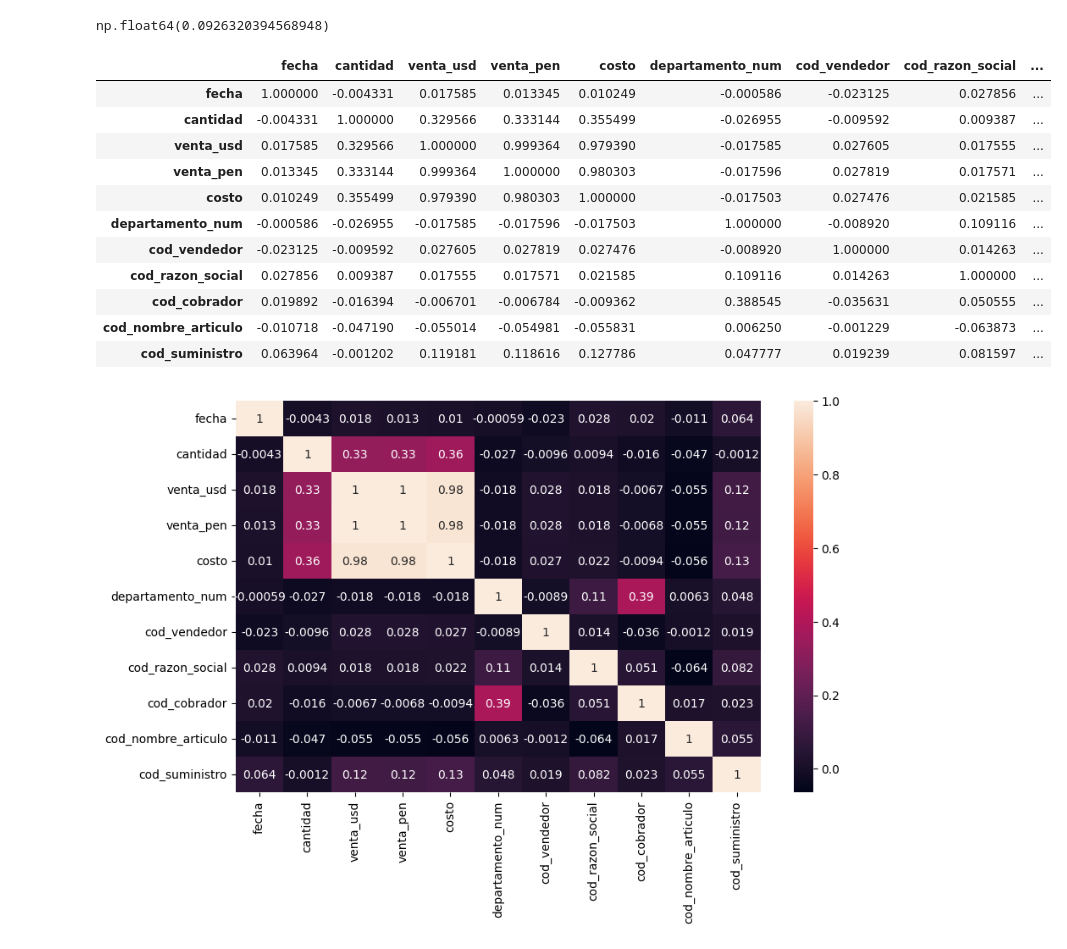
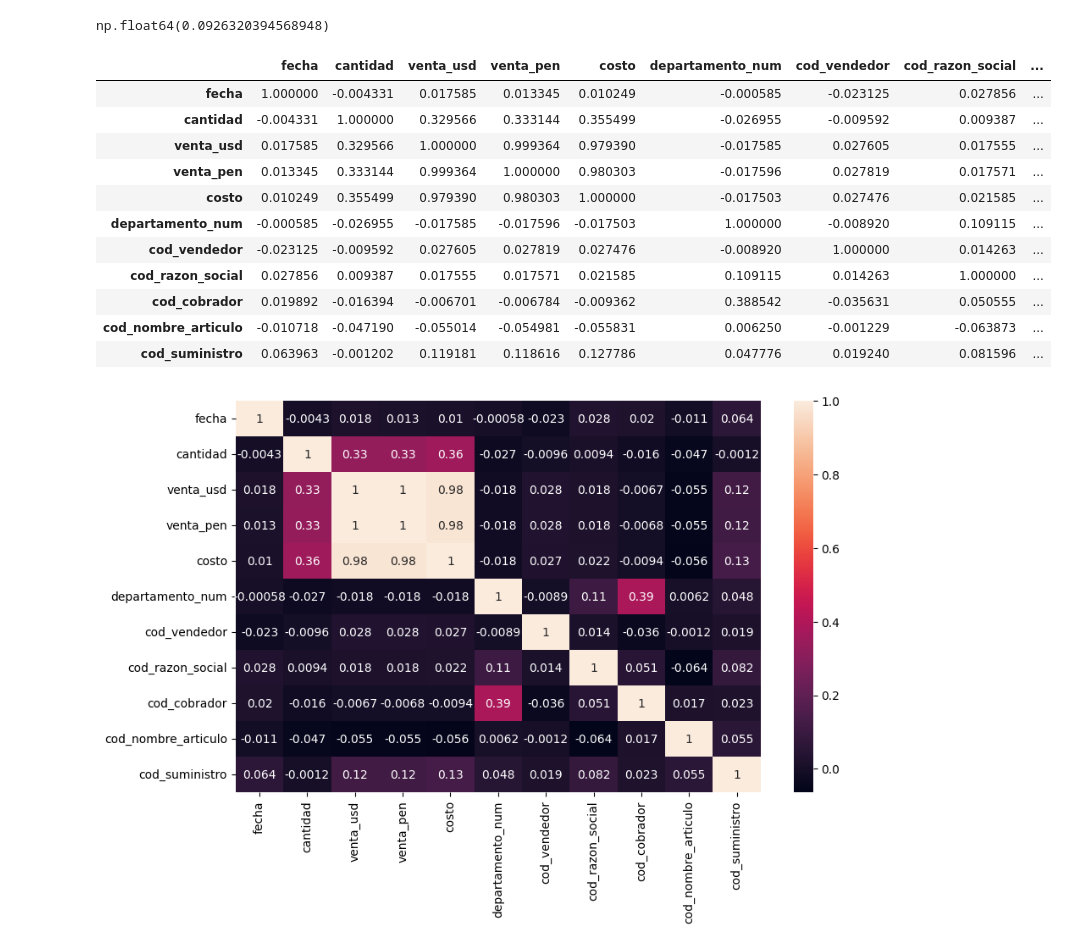
Before and after one commit to codelock54/MD_tarea_2, a Jupyter notebook: model.ipynb, the cells around one changed output. Saved outputs shown, nothing was run; the diff lists cells and outputs as text; code cells hidden in the pictures.

```diff
--- a/model.ipynb
+++ b/model.ipynb
@@ -851,3 +851,5 @@ data
 | 576019 | 2024-05-23 | gqr autopartes s.a.c. | palier 25x23x55 c/anillo ni-214 | ito koyama - palieres | 6.0 | 63.94 | 239.33 | 159.430002 | ... |
 | 576020 | 2024-05-23 | gqr autopartes s.a.c. | copa de palier 23x31x34 | ito koyama - palieres | 16.0 | 202.79 | 759.04 | 529.950000 | ... |
 576021 rows × 16 columns
+# %%
+data.cod_suministro.fillna(5, inplace=True)
@@ -853,0 +867,2 @@ data
+# %%
+data.departamento_num.fillna(5, inplace=True)
@@ -926,23 +948,23 @@ ventas.nombre_articulo.value_counts().head(20).sum()/data.cod_nombre_articulo.va
 # %% [output]
 np.float64(0.0926320394568948)
 # %%
+data.drop(['mes'],axis=1,inplace=True)
 
-matrix_corr = data.drop(['mes'],axis=1)
-matrix_corr = matrix_corr.corr('pearson')
+matrix_corr = data.corr('pearson')
 matrix_corr
 # %% [output]
 |  | fecha | cantidad | venta_usd | venta_pen | costo | departamento_num | cod_vendedor | cod_razon_social | ... |
-| fecha | 1.000000 | -0.004331 | 0.017585 | 0.013345 | 0.010249 | -0.000586 | -0.023125 | 0.027856 | ... |
+| fecha | 1.000000 | -0.004331 | 0.017585 | 0.013345 | 0.010249 | -0.000585 | -0.023125 | 0.027856 | ... |
 | cantidad | -0.004331 | 1.000000 | 0.329566 | 0.333144 | 0.355499 | -0.026955 | -0.009592 | 0.009387 | ... |
 | venta_usd | 0.017585 | 0.329566 | 1.000000 | 0.999364 | 0.979390 | -0.017585 | 0.027605 | 0.017555 | ... |
 | venta_pen | 0.013345 | 0.333144 | 0.999364 | 1.000000 | 0.980303 | -0.017596 | 0.027819 | 0.017571 | ... |
 | costo | 0.010249 | 0.355499 | 0.979390 | 0.980303 | 1.000000 | -0.017503 | 0.027476 | 0.021585 | ... |
-| departamento_num | -0.000586 | -0.026955 | -0.017585 | -0.017596 | -0.017503 | 1.000000 | -0.008920 | 0.109116 | ... |
+| departamento_num | -0.000585 | -0.026955 | -0.017585 | -0.017596 | -0.017503 | 1.000000 | -0.008920 | 0.109115 | ... |
 | cod_vendedor | -0.023125 | -0.009592 | 0.027605 | 0.027819 | 0.027476 | -0.008920 | 1.000000 | 0.014263 | ... |
-| cod_razon_social | 0.027856 | 0.009387 | 0.017555 | 0.017571 | 0.021585 | 0.109116 | 0.014263 | 1.000000 | ... |
-| cod_cobrador | 0.019892 | -0.016394 | -0.006701 | -0.006784 | -0.009362 | 0.388545 | -0.035631 | 0.050555 | ... |
+| cod_razon_social | 0.027856 | 0.009387 | 0.017555 | 0.017571 | 0.021585 | 0.109115 | 0.014263 | 1.000000 | ... |
+| cod_cobrador | 0.019892 | -0.016394 | -0.006701 | -0.006784 | -0.009362 | 0.388542 | -0.035631 | 0.050555 | ... |
 | cod_nombre_articulo | -0.010718 | -0.047190 | -0.055014 | -0.054981 | -0.055831 | 0.006250 | -0.001229 | -0.063873 | ... |
-| cod_suministro | 0.063964 | -0.001202 | 0.119181 | 0.118616 | 0.127786 | 0.047777 | 0.019239 | 0.081597 | ... |
+| cod_suministro | 0.063963 | -0.001202 | 0.119181 | 0.118616 | 0.127786 | 0.047776 | 0.019240 | 0.081596 | ... |
 # %%
 import seaborn as sns
 plt.figure(figsize=(10,6))
```
Also changed, not shown: parts of 14 cells of this notebook.
